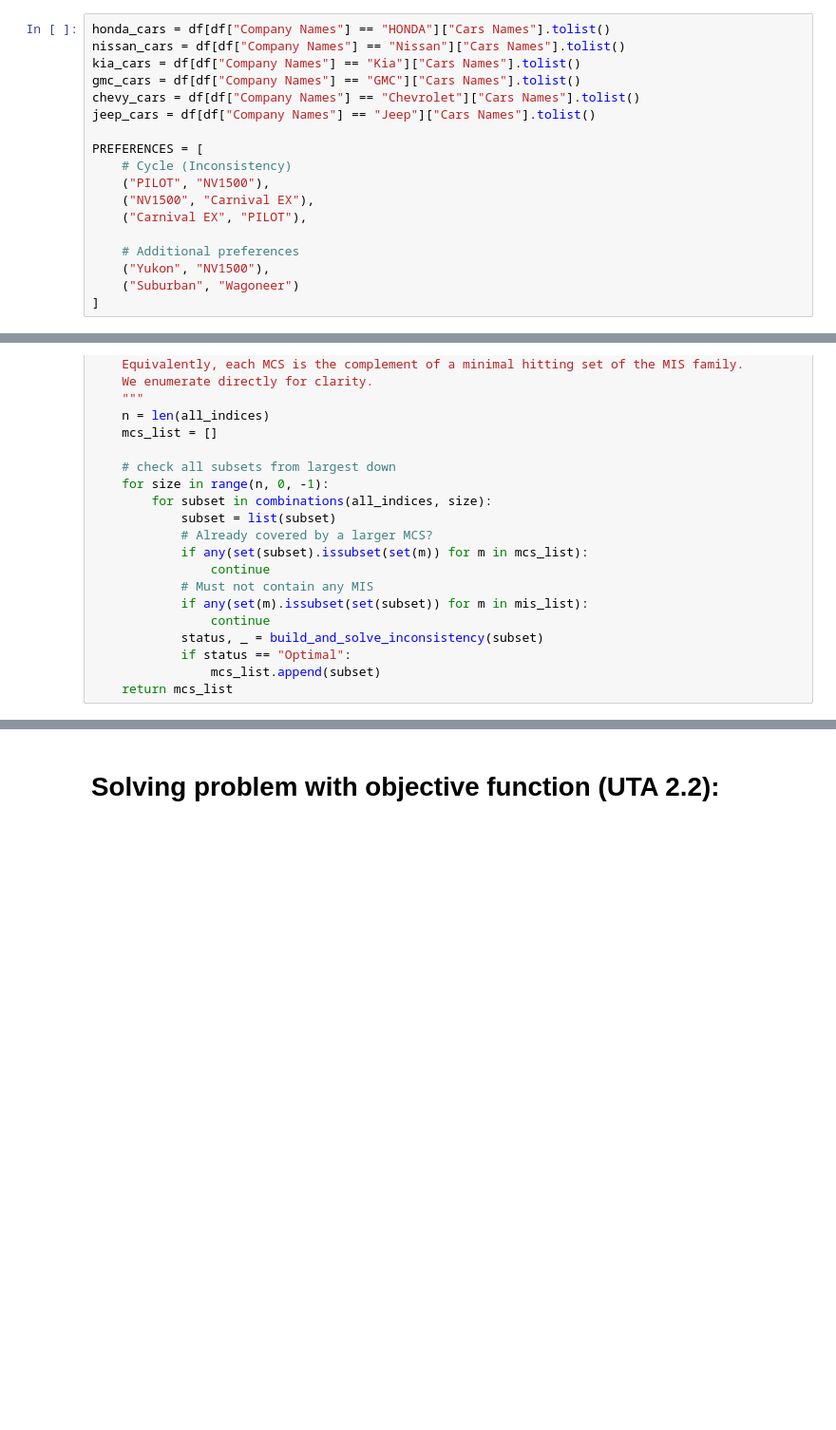
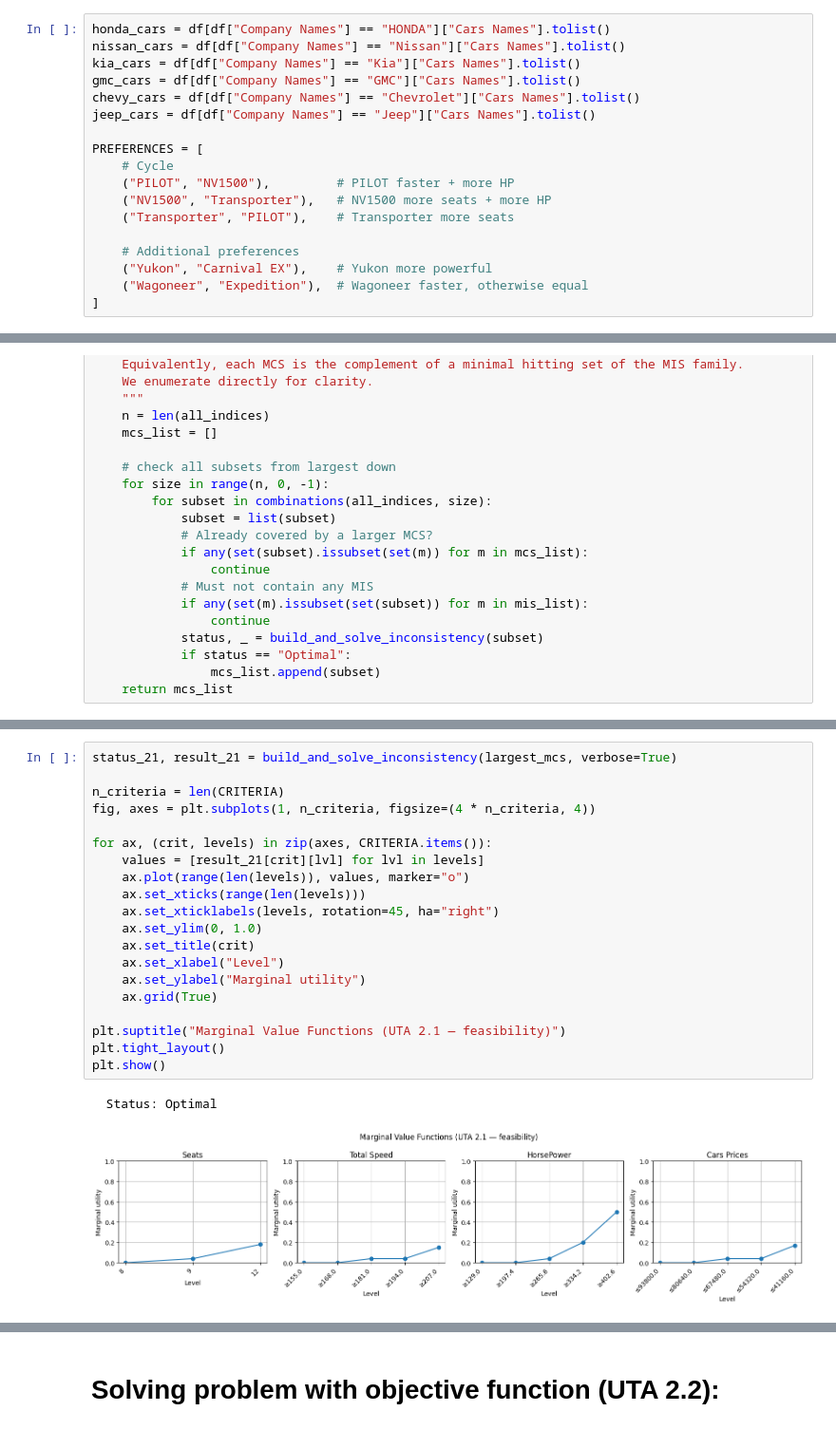
Before and after one commit to aleksanderhanski/decision-analysis-uta, a Jupyter notebook: project1.ipynb, the cells around one changed output, grey strips where cells are left out. Shown at 95% size. Cells and saved outputs as stored; diff of their text form; blank space fills up the shorter version.

```diff
--- a/project1.ipynb
+++ b/project1.ipynb
@@ -378,14 +374,14 @@ chevy_cars = df[df["Company Names"] == "Chevrolet"]["Cars Names"].tolist()
 jeep_cars = df[df["Company Names"] == "Jeep"]["Cars Names"].tolist()
 
 PREFERENCES = [
-    # Cycle (Inconsistency)
-    ("PILOT", "NV1500"),
-    ("NV1500", "Carnival EX"),
-    ("Carnival EX", "PILOT"),
+    # Cycle
+    ("PILOT", "NV1500"),         # PILOT faster + more HP
+    ("NV1500", "Transporter"),   # NV1500 more seats + more HP
+    ("Transporter", "PILOT"),    # Transporter more seats
 
     # Additional preferences
-    ("Yukon", "NV1500"),
-    ("Suburban", "Wagoneer")
+    ("Yukon", "Carnival EX"),    # Yukon more powerful
+    ("Wagoneer", "Expedition"),  # Wagoneer faster, otherwise equal
 ]
 # %% [markdown]
 # Dataset description:
@@ -674,0 +680,23 @@ relationship (the most discriminant value function).
+# %%
+status_21, result_21 = build_and_solve_inconsistency(largest_mcs, verbose=True)
+
+n_criteria = len(CRITERIA)
+fig, axes = plt.subplots(1, n_criteria, figsize=(4 * n_criteria, 4))
+
+for ax, (crit, levels) in zip(axes, CRITERIA.items()):
+    values = [result_21[crit][lvl] for lvl in levels]
+    ax.plot(range(len(levels)), values, marker="o")
+    ax.set_xticks(range(len(levels)))
+    ax.set_xticklabels(levels, rotation=45, ha="right")
+    ax.set_ylim(0, 1.0)
+    ax.set_title(crit)
+    ax.set_xlabel("Level")
+    ax.set_ylabel("Marginal utility")
+    ax.grid(True)
+
+plt.suptitle("Marginal Value Functions (UTA 2.1 — feasibility)")
+plt.tight_layout()
+plt.show()
+# %% [output]
+  Status: Optimal
+[figure, added]
```
Also changed, not shown: parts of 31 cells of this notebook, 1 other file.
